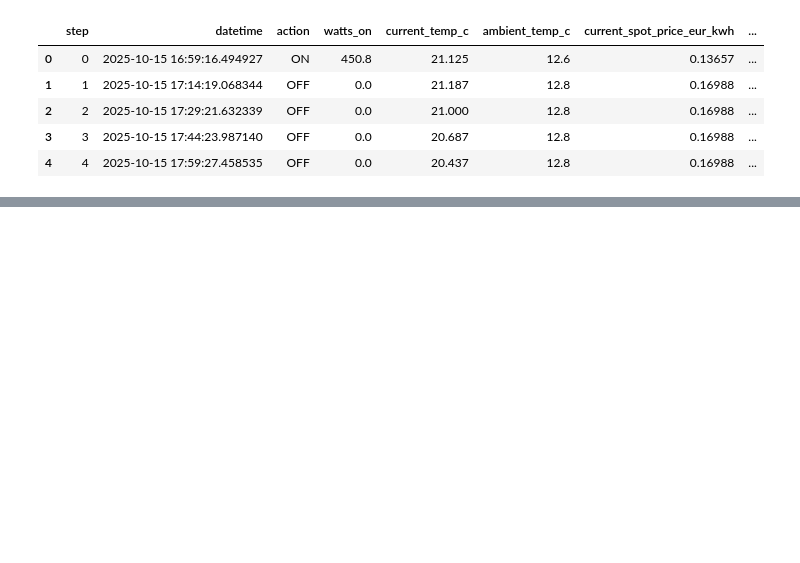
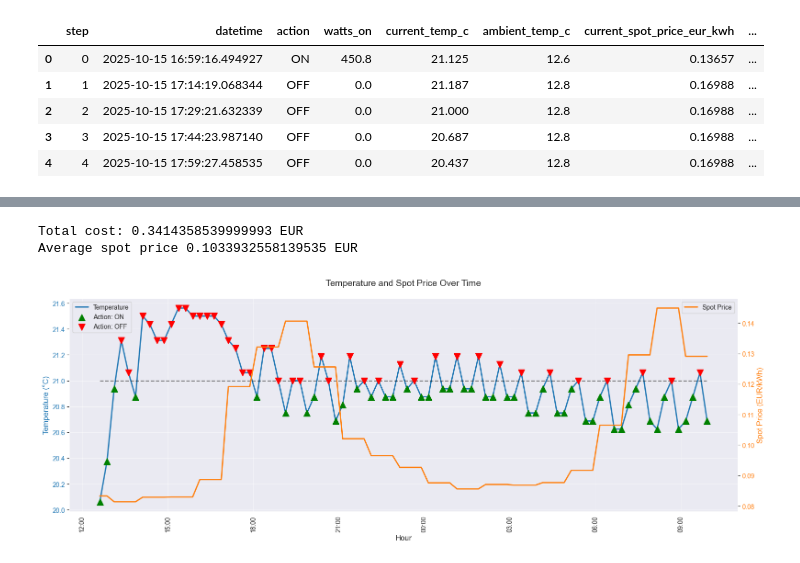
Before and after one commit to KaffeDiem/mpc-prototype, a Jupyter notebook: data/plot.ipynb, the cells around one changed output, grey strips where cells are left out. Cells and saved outputs as stored; diff of their text form; code cells hidden in the pictures; blank space fills up the shorter version.

```diff
--- a/data/plot.ipynb
+++ b/data/plot.ipynb
@@ -123,0 +143,54 @@ fig.show()
+# %%
+df_hys = pd.read_csv('stats_2025-10-16_12-37-18.csv')
+df_hys['datetime'] = pd.to_datetime(df_hys['datetime'])
+fig, ax1 = plt.subplots(figsize=(16, 6))
+
+# Plot temperature on the left y-axis
+color = 'tab:blue'
+ax1.set_xlabel('Hour', fontsize=12)
+ax1.set_ylabel('Temperature (°C)', color=color, fontsize=12)
+ax1.plot(df_hys['datetime'], df_hys['current_temp_c'], color=color, linewidth=2, label='Temperature')
+ax1.tick_params(axis='y', labelcolor=color)
+
+# Add triangle indicators for ON/OFF actions
+df_on = df_hys[df_hys['action'] == 'ON']
+df_off = df_hys[df_hys['action'] == 'OFF']
+
+ax1.scatter(df_on['datetime'], df_on['current_temp_c'], marker='^', s=100,
+            color='green', alpha=1, label='Action: ON', zorder=999)
+ax1.scatter(df_off['datetime'], df_off['current_temp_c'], marker='v', s=100,
+            color='red', alpha=1, label='Action: OFF', zorder=999)
+
+# Create a second y-axis for spot price on the right
+ax2 = ax1.twinx()
+color = 'tab:orange'
+ax2.set_ylabel('Spot Price (EUR/kWh)', color=color, fontsize=12)
+ax2.plot(df_hys['datetime'], df_hys['current_spot_price_eur_kwh'], color=color, linewidth=2, label='Spot Price')
+ax2.tick_params(axis='y', labelcolor=color)
+ax2.grid(False, alpha=0.0)
+
+# Format x-axis to show time in 24h format (HH:MM) and rotate labels
+ax1.xaxis.set_major_formatter(mdates.DateFormatter('%H:%M'))
+ax1.tick_params(axis='x', rotation=90)
+
+# Add title and grid
+plt.title('Temperature and Spot Price Over Time', fontsize=14, pad=20)
+ax1.grid(True, alpha=0.5)
+
+ax1.hlines(y=21.0, xmin=df_hys['datetime'].min(), xmax=df_hys['datetime'].max(), color='black', linestyle='--', alpha=0.5)
+
+# Add legends
+ax1.legend(loc='upper left')
+ax2.legend(loc='upper right')
+
+fig.tight_layout()
+
+# Total price:
+print(f"Total cost: {df_hys['predicted_cost_eur'].sum()} EUR")
+print(f"Average spot price {df_hys['current_spot_price_eur_kwh'].mean()} EUR")
+
+plt.show()
+# %% [output]
+Total cost: 0.3414358539999993 EUR
+Average spot price 0.1033932558139535 EUR
+[figure, added]
```
Also changed, not shown: parts of 5 cells of this notebook, 1 other file.
